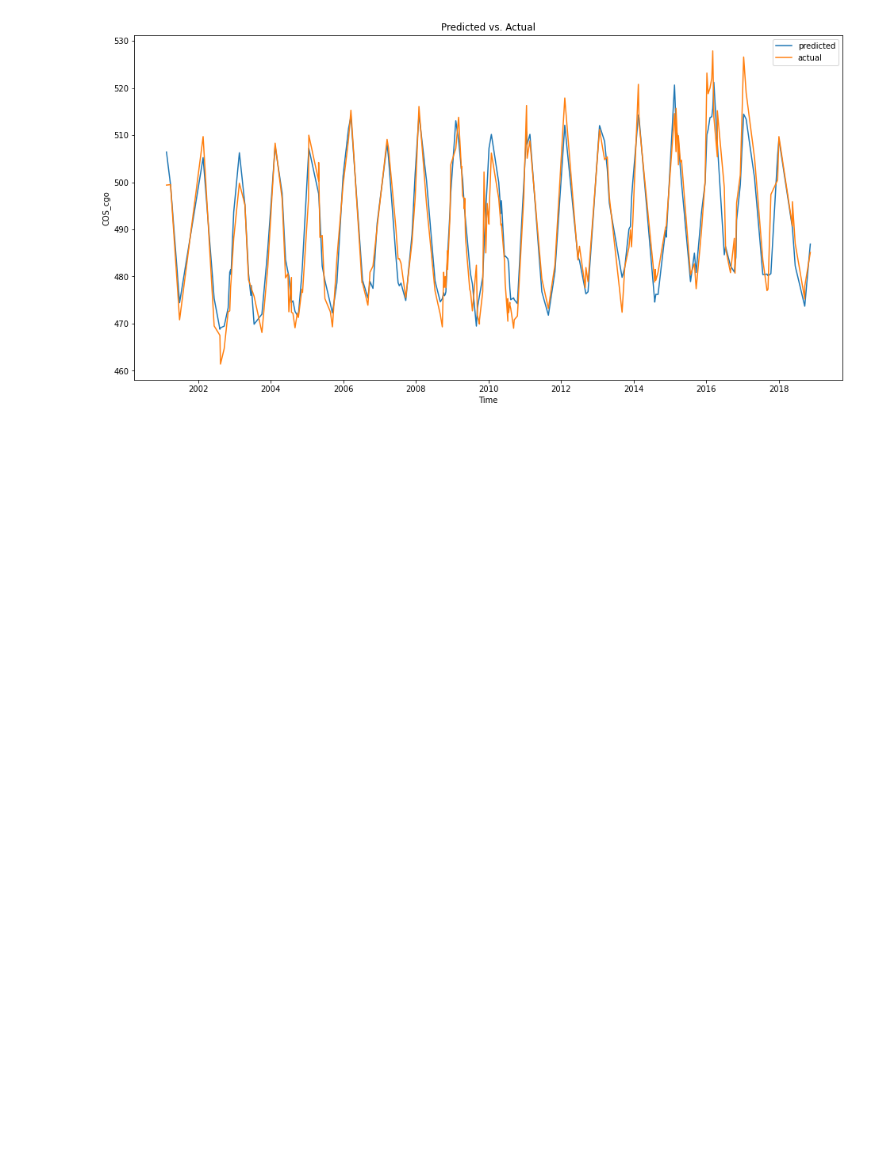
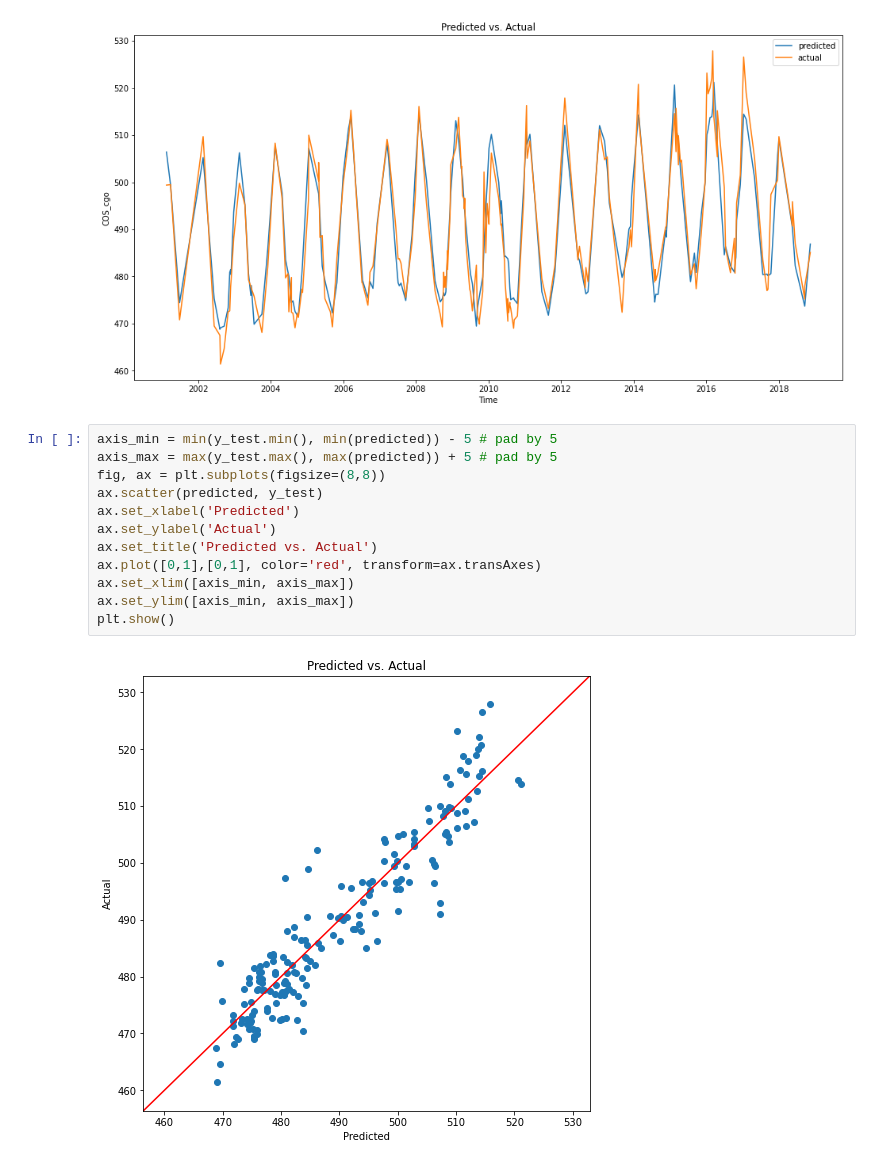
Before and after one commit to Ghinojoz/COS-Seesaw, a Jupyter notebook: Seesaw_GA2M.ipynb, the cells around one changed output. Drawn from its saved outputs; the diff is of its cells as text; blank space fills up the shorter version.

Commit message:
Add lots of plots and bar graph of RMSE by year
Still need to save to a plots sub directory

```diff
--- a/Seesaw_GA2M.ipynb
+++ b/Seesaw_GA2M.ipynb
@@ -155,3 +156,17 @@ plt.show()
 fig.savefig('predictedVsActualOverTime.png')
 # %% [output]
 [figure]
+# %%
+axis_min = min(y_test.min(), min(predicted)) - 5 # pad by 5
+axis_max = max(y_test.max(), max(predicted)) + 5 # pad by 5
+fig, ax = plt.subplots(figsize=(8,8))
+ax.scatter(predicted, y_test)
+ax.set_xlabel('Predicted')
+ax.set_ylabel('Actual')
+ax.set_title('Predicted vs. Actual')
+ax.plot([0,1],[0,1], color='red', transform=ax.transAxes)
+ax.set_xlim([axis_min, axis_max])
+ax.set_ylim([axis_min, axis_max])
+plt.show()
+# %% [output]
+[figure, added]
```
Also changed, not shown: parts of 3 cells of this notebook.
